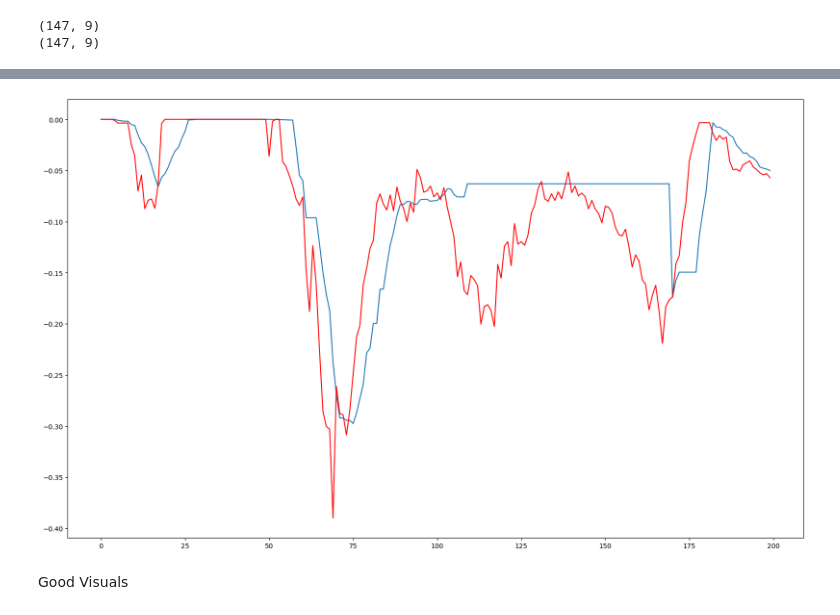
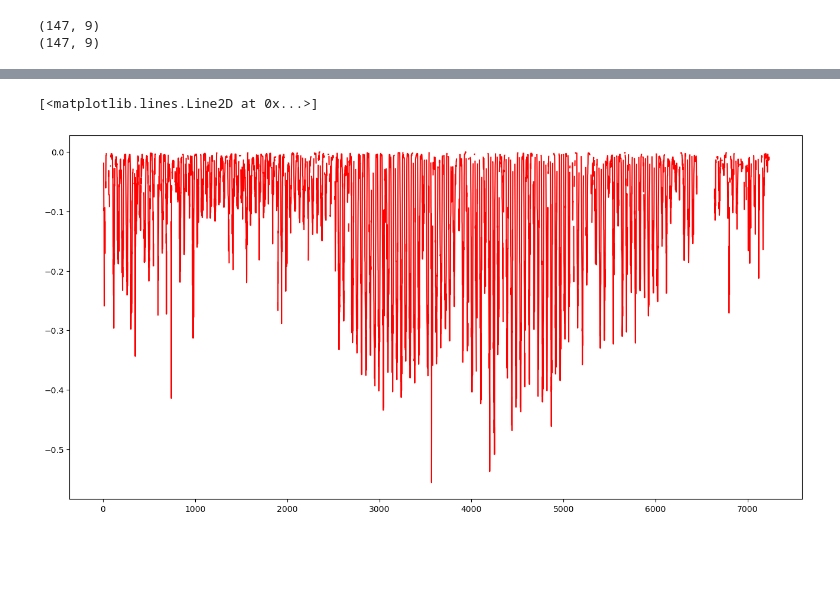
Before and after one commit to Roastedalmonds/sequence-modelling, a Jupyter notebook: Forecasting Crop Evapotranspiration/ForecastingET.ipynb, the cells around one changed output, grey strips where cells are left out. Drawn from its saved outputs; the diff is of its cells as text; code cells hidden in the pictures; blank space fills up the shorter version.

Commit message:
Creating Entire Data Set

```diff
--- a/Forecasting Crop Evapotranspiration/ForecastingET.ipynb
+++ b/Forecasting Crop Evapotranspiration/ForecastingET.ipynb
@@ -1727,0 +1908,22 @@ plt.show()
+# %%
+arrays = []
+
+for i in range(154):  # 0 to 153, inclusive
+    file_name = f"estimation{i}.npy"  # Create the file name
+    file_path = save_path+'/'+prediction_name+'/'+file_name
+
+    if os.path.exists(file_path):  # Check if the file exists
+        # Load the numpy array and append to the list
+        array = np.load(file_path)
+        print(array.shape)
+        arrays.append(array)
+    else:
+        print(f"File not found: {file_name}")  # Optionally report missing files
+
+# Concatenate all the arrays along the first axis
+# Change axis=0 if you need a different concatenation behavior
+final_array = np.concatenate(arrays, axis=0)
+
+# Display the final concatenated array
+print("Concatenated array:")
+print(final_array.shape)
@@ -1727,0 +1948,11 @@ plt.show()
+# %%
+feats = ['H1L1', 'H1L2', 'H1L6', 'H2L1', 'H2L3', 'H2L5', 'H3L2', 'H3L3', 'H3L4']
+
+predicted_DataFrame = pd.DataFrame(final_array)
+predicted_DataFrame.columns = feats
+df_without_nulls = predicted_DataFrame.copy()
+df_without_nulls.to_csv('df_without_nulls.csv',index=False)
+# %%
+df = pd.read_csv('data2/2018_loam_completeT.csv')[5860:13105].reset_index(drop=True)
+df = df[feats][:len(df_without_nulls)]
+print(df.shape,df_without_nulls.shape)
@@ -1728,9 +1967,6 @@ plt.show()
 # %%
-plt.figure(figsize=(20,12))
-plt.plot(no_null['H1L1'][:200])
-plt.plot(temp['H1L1'][:200],color = 'red')
-plt.show()
+plt.figure(figsize=(16,8))
+plt.plot(df['H1L1'],color = 'red')
 # %% [output]
+[<matplotlib.lines.Line2D at 0x...>]
-[figure, old version]
+[figure, new version]
-# %% [markdown]
-Good Visuals
```
Also changed, not shown: parts of 26 cells of this notebook, 1 other file.
